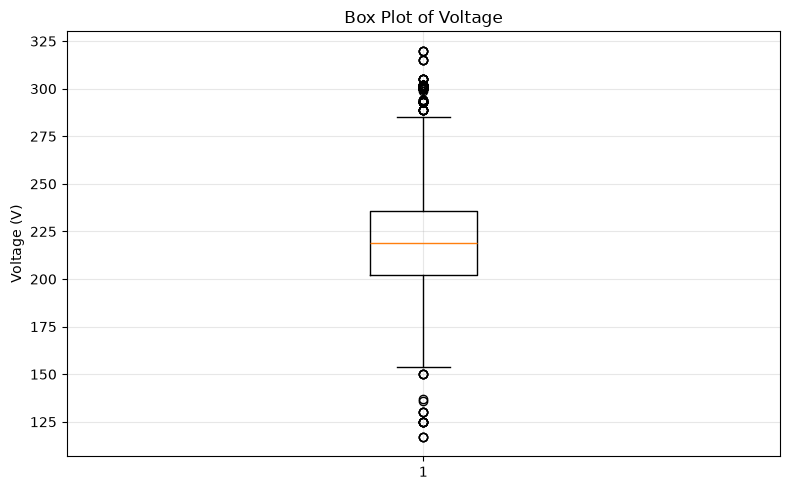
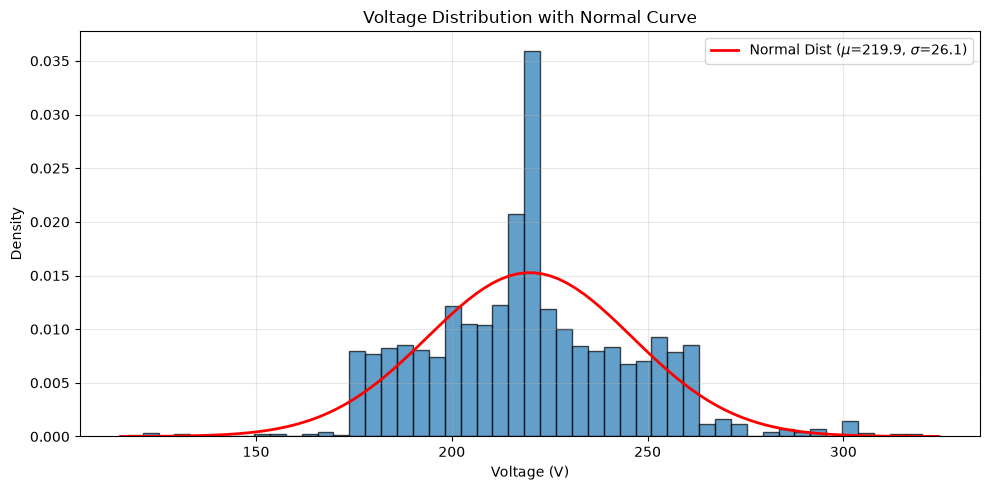
Unified diff of the notebook cell whose output changed from the first chart to the second:
--- before
+++ after
@@ -1,13 +1,2 @@
-# Item 6: Additional Visualizations
-
-# Visualization 1: Box plot of voltage
-plt.figure(figsize=(8, 5))
-plt.boxplot(voltage, vert=True)
-plt.ylabel('Voltage (V)')
-plt.title('Box Plot of Voltage')
-plt.grid(True, alpha=0.3)
-plt.tight_layout()
-plt.show()
-
 # Visualization 2: Voltage distribution with normal curve overlay
 plt.figure(figsize=(10, 5))
@@ -15,5 +4,5 @@
 mu, sigma = avg_voltage, std_voltage
 x = np.linspace(mu - 4*sigma, mu + 4*sigma, 100)
-plt.plot(x, stats.norm.pdf(x, mu, sigma), 'r-', linewidth=2, label=f'Normal Dist ($\mu$={mu:.1f}, $\sigma$={sigma:.1f})')
+plt.plot(x, stats.norm.pdf(x, mu, sigma), 'r-', linewidth=2, label='Normal Dist (mean=' + f'{mu:.1f}' + ', std=' + f'{sigma:.1f}' + ')')
 plt.xlabel('Voltage (V)')
 plt.ylabel('Density')

Commit: update